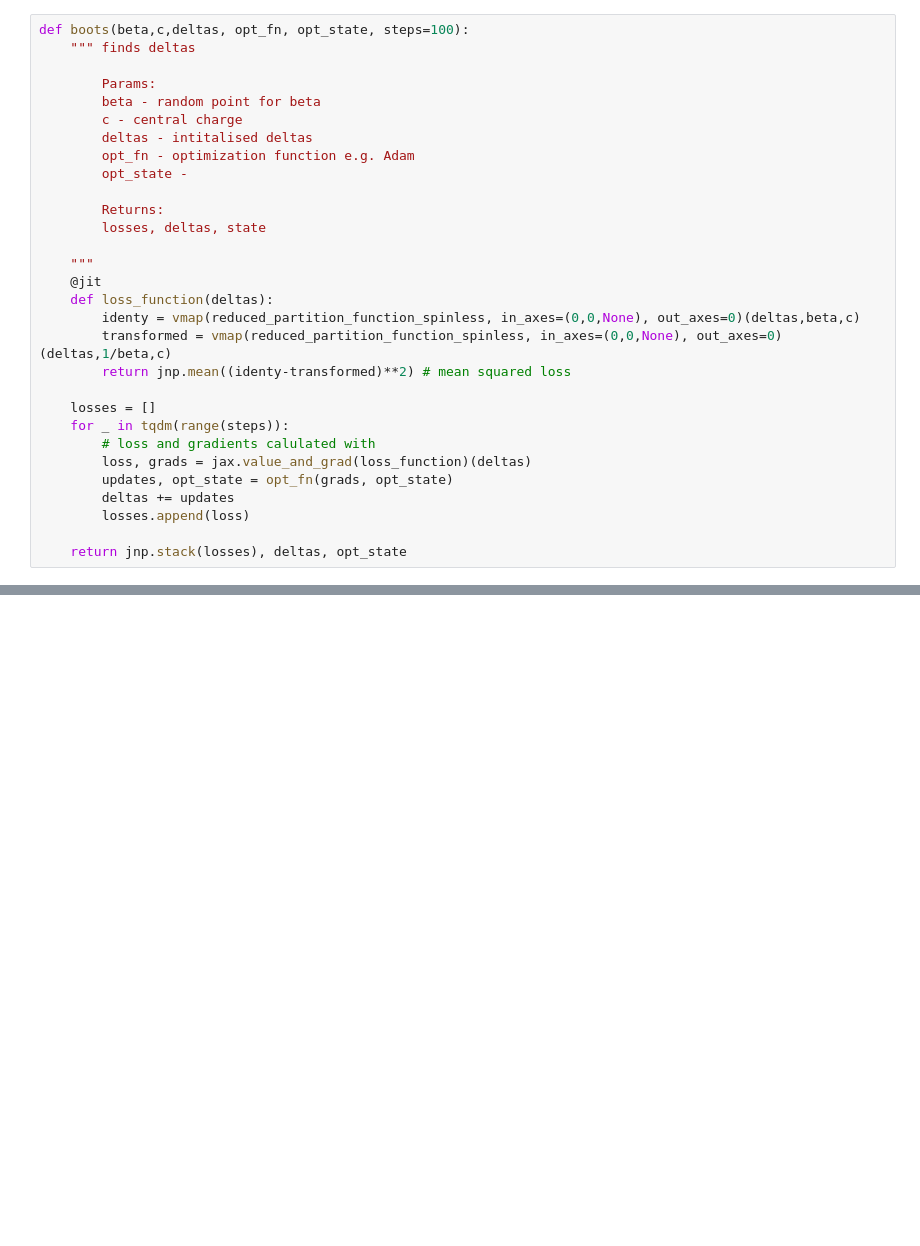
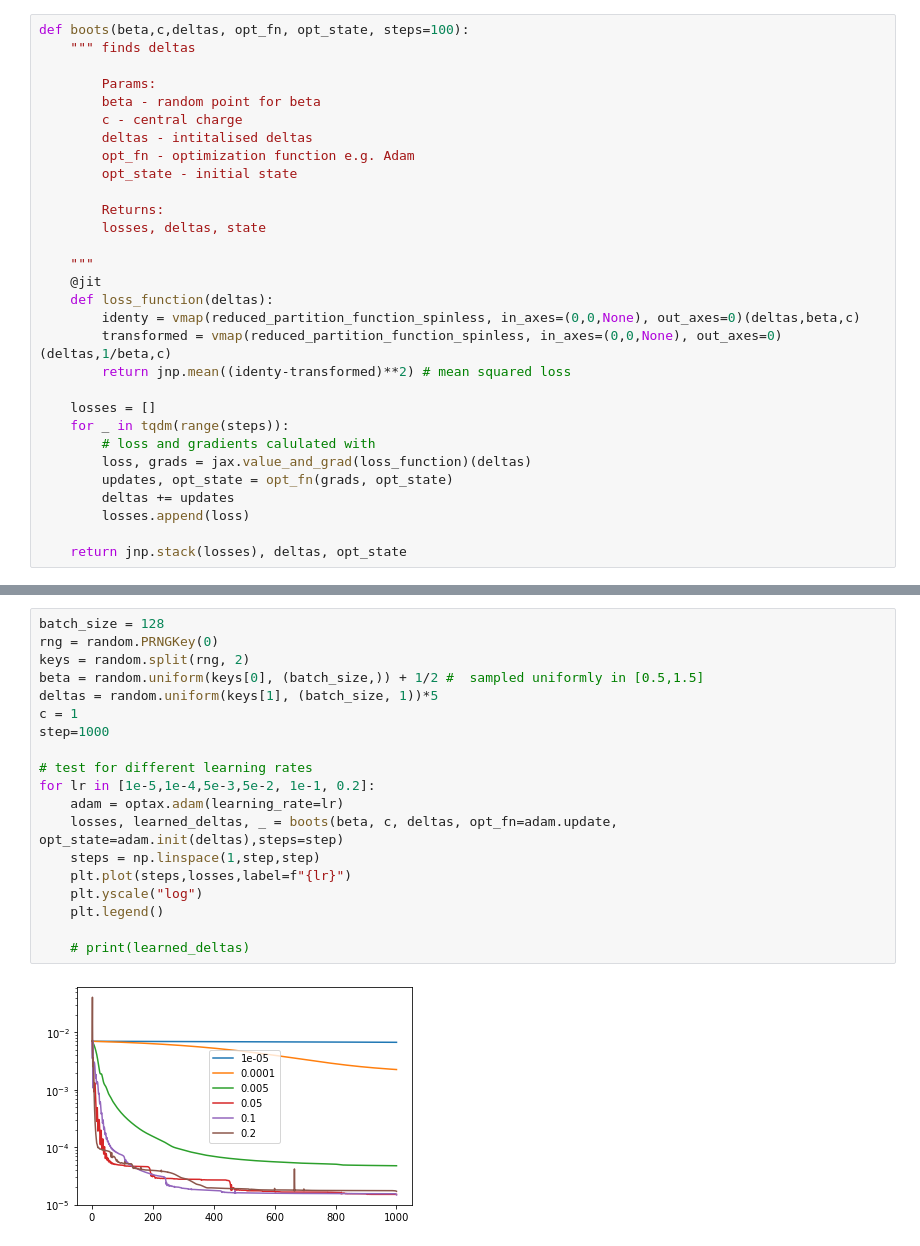
Before and after one commit to dgan181/modular-boostrap, a Jupyter notebook: boots.ipynb, the cells around one changed output, grey strips where cells are left out. Cells and saved outputs as stored; diff of their text form; blank space fills up the shorter version.

```diff
--- a/boots.ipynb
+++ b/boots.ipynb
@@ -14,7 +16,7 @@ def boots(beta,c,deltas, opt_fn, opt_state, steps=100):
         c - central charge
         deltas - intitalised deltas
         opt_fn - optimization function e.g. Adam
-        opt_state -
+        opt_state - initial state
 
         Returns:
         losses, deltas, state
@@ -38,3 +52,24 @@ def boots(beta,c,deltas, opt_fn, opt_state, steps=100):
+# %%
+batch_size = 128
+rng = random.PRNGKey(0)
+keys = random.split(rng, 2)
+beta = random.uniform(keys[0], (batch_size,)) + 1/2 #  sampled uniformly in [0.5,1.5]
+deltas = random.uniform(keys[1], (batch_size, 1))*5
+c = 1
+step=1000
+
+# test for different learning rates
+for lr in [1e-5,1e-4,5e-3,5e-2, 1e-1, 0.2]:
+    adam = optax.adam(learning_rate=lr)
+    losses, learned_deltas, _ = boots(beta, c, deltas, opt_fn=adam.update, opt_state=adam.init(deltas),steps=step)
+    steps = np.linspace(1,step,step)
+    plt.plot(steps,losses,label=f"{lr}")
+    plt.yscale("log")
+    plt.legend()
+
+    # print(learned_deltas)
+# %% [output]
+[figure, added]
 # %%
 batch_size = 128
 rng = random.PRNGKey(0)
```
Also changed, not shown: parts of 10 cells of this notebook, 1 other file.
